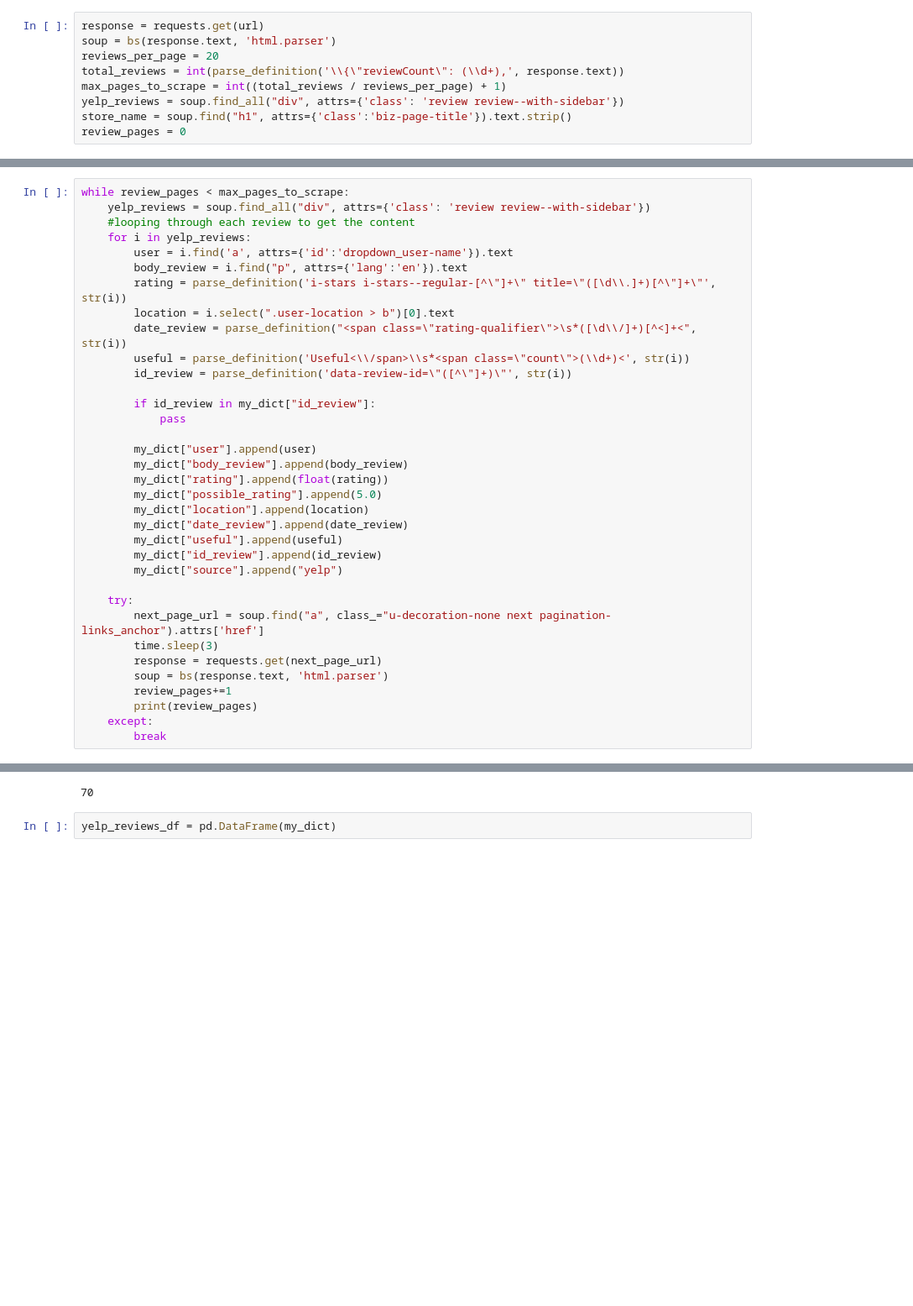
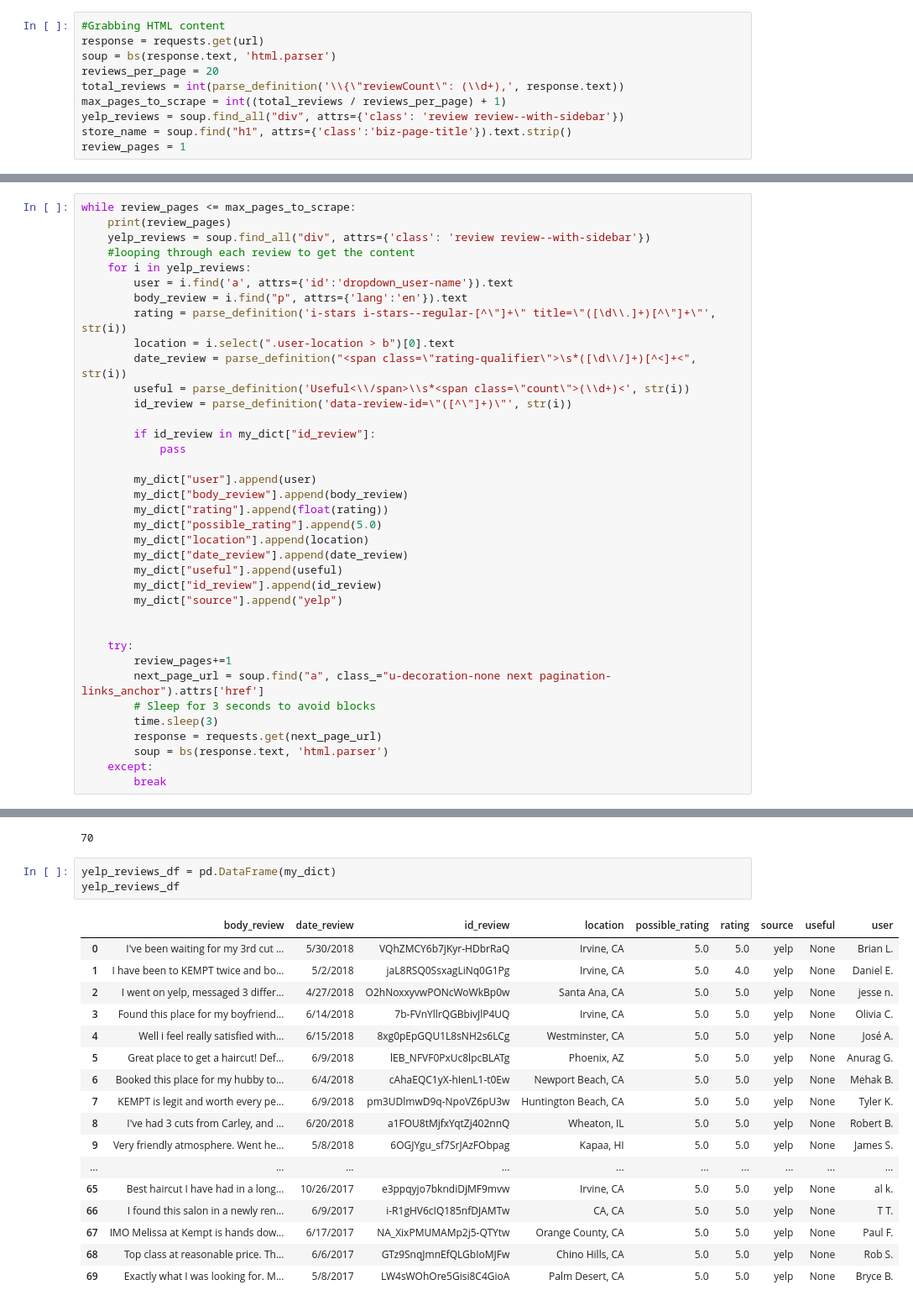
Before and after one commit to imlocle/ttpinsights, a Jupyter notebook: yelp.ipynb, the cells around one changed output, grey strips where cells are left out. Shown at 84% size. Drawn from its saved outputs; the diff is of its cells as text; blank space fills up the shorter version.

Commit message:
yelp md

```diff
--- a/yelp.ipynb
+++ b/yelp.ipynb
@@ -26,6 +34,7 @@ my_dict = {"user": [],
             "id_review": [],
             "source": []}
 # %%
+#Grabbing HTML content
 response = requests.get(url)
 soup = bs(response.text, 'html.parser')
 reviews_per_page = 20
@@ -33,7 +42,7 @@ total_reviews = int(parse_definition('\\{\"reviewCount\": (\\d+),', response.tex
 max_pages_to_scrape = int((total_reviews / reviews_per_page) + 1)
 yelp_reviews = soup.find_all("div", attrs={'class': 'review review--with-sidebar'})
 store_name = soup.find("h1", attrs={'class':'biz-page-title'}).text.strip()
-review_pages = 0
+review_pages = 1
 # %%
 print(total_reviews)
 print(max_pages_to_scrape)
@@ -41,7 +50,8 @@ print(max_pages_to_scrape)
 70
 4
 # %%
-while review_pages < max_pages_to_scrape:
+while review_pages <= max_pages_to_scrape:
+    print(review_pages)
     yelp_reviews = soup.find_all("div", attrs={'class': 'review review--with-sidebar'})
     #looping through each review to get the content
     for i in yelp_reviews:
@@ -66,13 +76,14 @@ while review_pages < max_pages_to_scrape:
         my_dict["id_review"].append(id_review)
         my_dict["source"].append("yelp")
 
+
     try:
+        review_pages+=1
         next_page_url = soup.find("a", class_="u-decoration-none next pagination-links_anchor").attrs['href']
+        # Sleep for 3 seconds to avoid blocks
         time.sleep(3)
         response = requests.get(next_page_url)
         soup = bs(response.text, 'html.parser')
-        review_pages+=1
-        print(review_pages)
     except:
         break
 # %% [output]
@@ -87,3 +99,22 @@ len(my_dict["user"])
 70
 # %%
 yelp_reviews_df = pd.DataFrame(my_dict)
+yelp_reviews_df
+# %% [output]
+|  | body_review | date_review | id_review | location | possible_rating | rating | source | useful | user |
+| 0 | I've been waiting for my 3rd cut ... | 5/30/2018 | VQhZMCY6b7jKyr-HDbrRaQ | Irvine, CA | 5.0 | 5.0 | yelp | None | Brian L. |
+| 1 | I have been to KEMPT twice and bo... | 5/2/2018 | jaL8RSQ0SsxagLiNq0G1Pg | Irvine, CA | 5.0 | 4.0 | yelp | None | Daniel E. |
+| 2 | I went on yelp, messaged 3 differ... | 4/27/2018 | O2hNoxxyvwPONcWoWkBp0w | Santa Ana, CA | 5.0 | 5.0 | yelp | None | jesse n. |
+| 3 | Found this place for my boyfriend... | 6/14/2018 | 7b-FVnYllrQGBbivJlP4UQ | Irvine, CA | 5.0 | 5.0 | yelp | None | Olivia C. |
+| 4 | Well i feel really satisfied with... | 6/15/2018 | 8xg0pEpGQU1L8sNH2s6LCg | Westminster, CA | 5.0 | 5.0 | yelp | None | José A. |
+| 5 | Great place to get a haircut! Def... | 6/9/2018 | lEB_NFVF0PxUc8lpcBLATg | Phoenix, AZ | 5.0 | 5.0 | yelp | None | Anurag G. |
+| 6 | Booked this place for my hubby to... | 6/4/2018 | cAhaEQC1yX-hIenL1-t0Ew | Newport Beach, CA | 5.0 | 5.0 | yelp | None | Mehak B. |
+| 7 | KEMPT is legit and worth every pe... | 6/9/2018 | pm3UDlmwD9q-NpoVZ6pU3w | Huntington Beach, CA | 5.0 | 5.0 | yelp | None | Tyler K. |
+| 8 | I've had 3 cuts from Carley, and ... | 6/20/2018 | a1FOU8tMjfxYqtZj402nnQ | Wheaton, IL | 5.0 | 5.0 | yelp | None | Robert B. |
+| 9 | Very friendly atmosphere. Went he... | 5/8/2018 | 6OGJYgu_sf7SrJAzFObpag | Kapaa, HI | 5.0 | 5.0 | yelp | None | James S. |
+| ... | ... | ... | ... | ... | ... | ... | ... | ... | ... |
+| 65 | Best haircut I have had in a long... | 10/26/2017 | e3ppqyjo7bkndiDjMF9mvw | Irvine, CA | 5.0 | 5.0 | yelp | None | al k. |
+| 66 | I found this salon in a newly ren... | 6/9/2017 | i-R1gHV6cIQ185nfDJAMTw | CA, CA | 5.0 | 5.0 | yelp | None | T T. |
+| 67 | IMO Melissa at Kempt is hands dow... | 6/17/2017 | NA_XixPMUMAMp2j5-QTYtw | Orange County, CA | 5.0 | 5.0 | yelp | None | Paul F. |
+| 68 | Top class at reasonable price. Th... | 6/6/2017 | GTz9SnqJmnEfQLGbIoMJFw | Chino Hills, CA | 5.0 | 5.0 | yelp | None | Rob S. |
+| 69 | Exactly what I was looking for. M... | 5/8/2017 | LW4sWOhOre5Gisi8C4GioA | Palm Desert, CA | 5.0 | 5.0 | yelp | None | Bryce B. |
```
Also changed, not shown: parts of 5 cells of this notebook, 1 other file.
